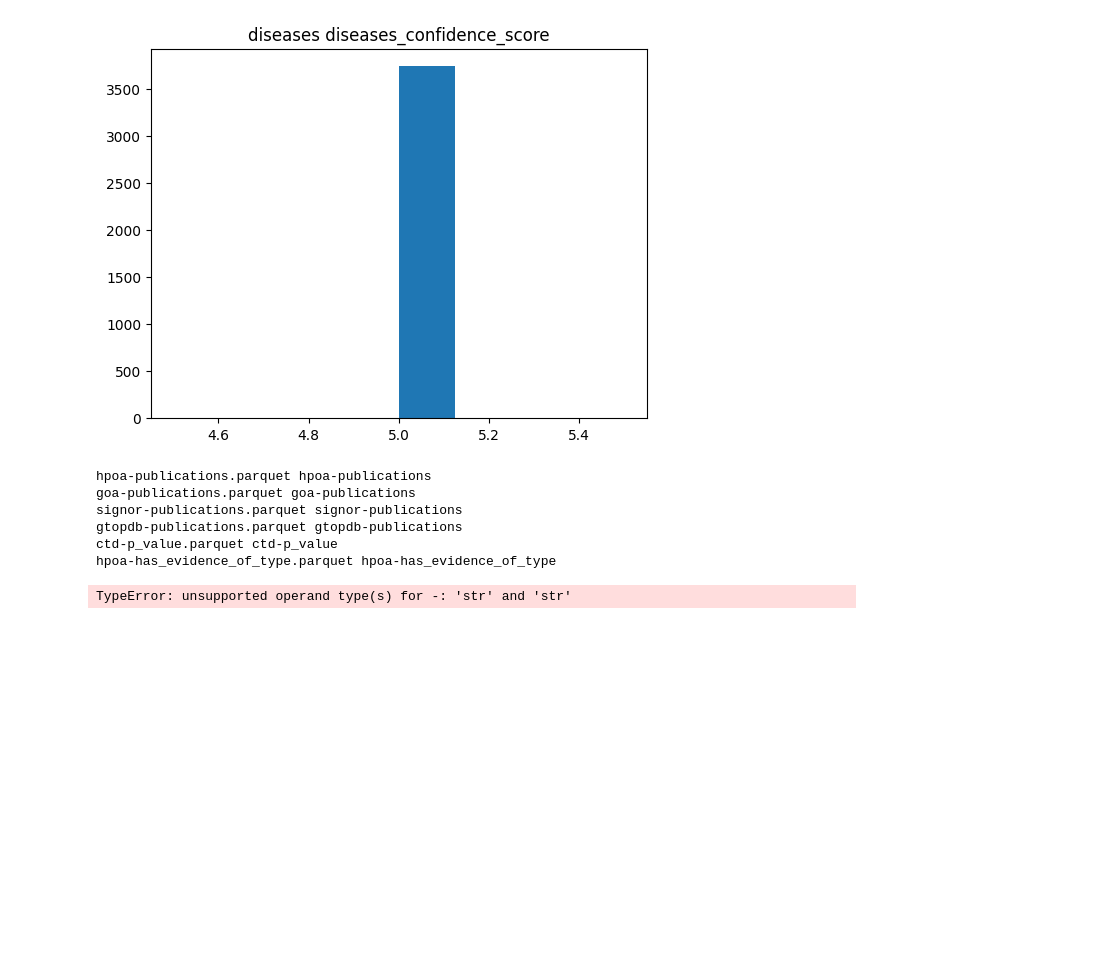
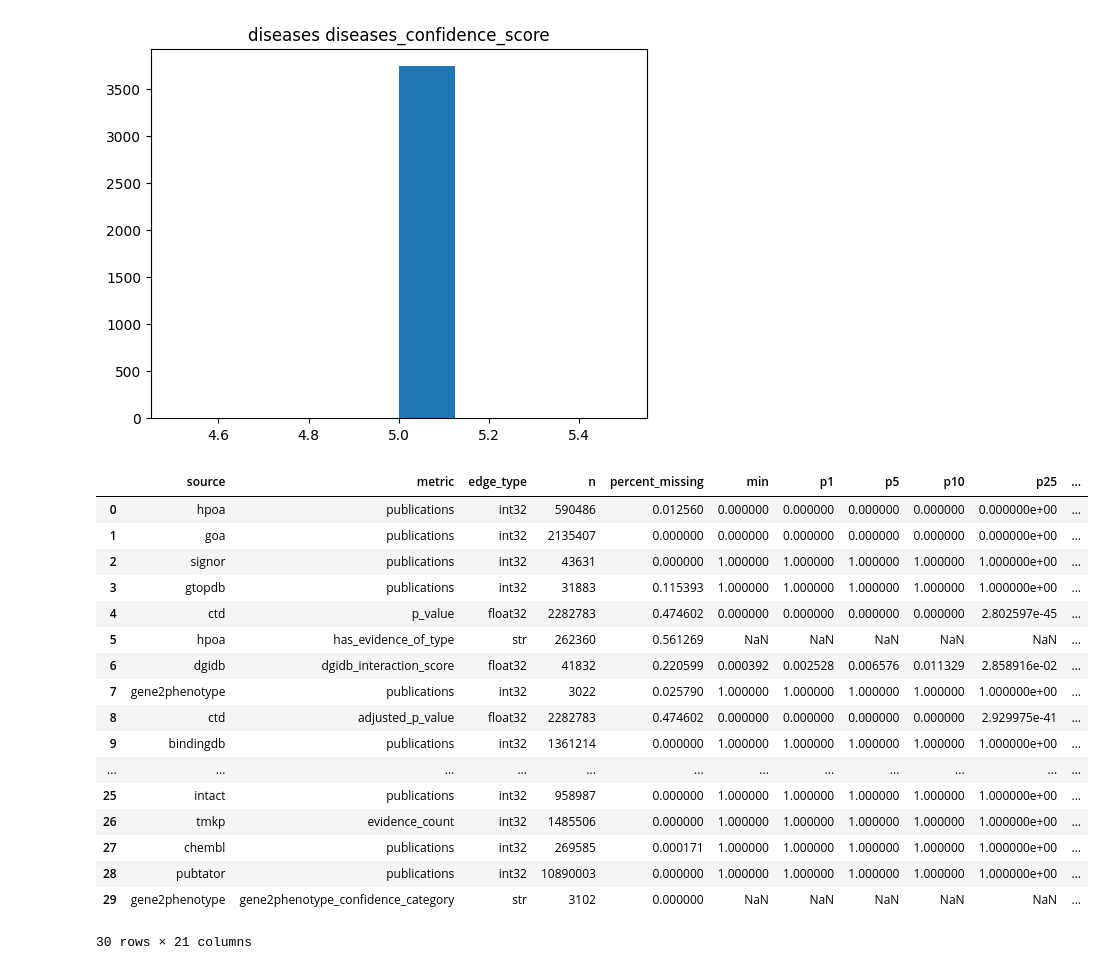
Before and after one commit to DnlRKorn/histogram_for_sept26_hackathon, a Jupyter notebook: make_hist_from_data.ipynb, the cells around one changed output. Cells and saved outputs as stored; diff of their text form; code cells hidden in the pictures; blank space fills up the shorter version.

```diff
--- a/make_hist_from_data.ipynb
+++ b/make_hist_from_data.ipynb
@@ -108,33 +109,54 @@ s = getSeriesForDataset("diseases-diseases_confidence_score")
 def getPrecentMissing(dataset_name):
     ingest_name,prop = dataset_name.split("-")
     with open("histogram_for_sept26_hackathon/data/prop_seen_absent_cnt.csv") as f:
-        dreader = csv.DictReader(f)
-        for d in dreader:
+        for d in csv.DictReader(f):
             if((d["ingest_name"]==ingest_name) and (d["prop_name"]==prop)):
-                s = getSeriesForDataset(dataset_name)
                 return (int(d["absent_cnt"])) / (int(d["present_cnt"])+int(d["absent_cnt"]))
 # %%
 rows = []
 for x in os.listdir("histogram_for_sept26_hackathon/data/parquet"):
   dataset = x.split(".")[0]
-  print(x,dataset)
   source,metric = dataset.split('-')
   s = getSeriesForDataset(dataset)
   edge_type = str(s.dtype)
+  #print(x,dataset,edge_type,edge_type=="object")
+  if(edge_type=="object"):edge_type="str"
   n = s.shape[0]
+  if(s.dtype=="object"):
+    s = s.apply(lambda x:x[0])
   percent_missing = getPrecentMissing(dataset)
-  (min, p1, p5, p10, p25, median, p75, p90, p95, p99, max) = s.quantile([0,0.01, 0.05, 0.1, 0.25, 0.5, 0.75, 0.9, 0.95, 0.99, 1])
   percent_zero = s[s==0].shape[0]/n
   unique_cnt = s.unique().shape[0]
-  mean = s.mean()
-  std = s.std()
-  skew = s.skew()
+  if(edge_type!="str"):
+    (min, p1, p5, p10, p25, median, p75, p90, p95, p99, max) = s.quantile([0,0.01, 0.05, 0.1, 0.25, 0.5, 0.75, 0.9, 0.95, 0.99, 1])
+    std = s.std()
+    skew = s.skew()
+    mean = s.mean()
+  else:
+    (min, p1, p5, p10, p25, median, p75, p90, p95, p99, max) = [None]*11
+    std = None
+    skew = None
+    mean = None
+
   rows.append([source,metric,edge_type,n,percent_missing,min, p1, p5, p10, p25, median, p75, p90, p95, p99, max, percent_zero, unique_cnt,mean,std,skew])
-# %% [output]
-hpoa-publications.parquet hpoa-publications
-goa-publications.parquet goa-publications
-signor-publications.parquet signor-publications
-gtopdb-publications.parquet gtopdb-publications
-ctd-p_value.parquet ctd-p_value
-hpoa-has_evidence_of_type.parquet hpoa-has_evidence_of_type
-TypeError: unsupported operand type(s) for -: 'str' and 'str'
+# %%
+pd.DataFrame(rows,columns=["source","metric","edge_type","n","percent_missing","min"," p1"," p5"," p10"," p25"," median"," p75"," p90"," p95"," p99"," max"," percent_zero"," unique_cnt","mean","std","skew"])
+# %% [output]
+|  | source | metric | edge_type | n | percent_missing | min | p1 | p5 | p10 | p25 | ... |
+| 0 | hpoa | publications | int32 | 590486 | 0.012560 | 0.000000 | 0.000000 | 0.000000 | 0.000000 | 0.000000e+00 | ... |
+| 1 | goa | publications | int32 | 2135407 | 0.000000 | 0.000000 | 0.000000 | 0.000000 | 0.000000 | 0.000000e+00 | ... |
+| 2 | signor | publications | int32 | 43631 | 0.000000 | 1.000000 | 1.000000 | 1.000000 | 1.000000 | 1.000000e+00 | ... |
+| 3 | gtopdb | publications | int32 | 31883 | 0.115393 | 1.000000 | 1.000000 | 1.000000 | 1.000000 | 1.000000e+00 | ... |
+| 4 | ctd | p_value | float32 | 2282783 | 0.474602 | 0.000000 | 0.000000 | 0.000000 | 0.000000 | 2.802597e-45 | ... |
+| 5 | hpoa | has_evidence_of_type | str | 262360 | 0.561269 | NaN | NaN | NaN | NaN | NaN | ... |
+| 6 | dgidb | dgidb_interaction_score | float32 | 41832 | 0.220599 | 0.000392 | 0.002528 | 0.006576 | 0.011329 | 2.858916e-02 | ... |
+| 7 | gene2phenotype | publications | int32 | 3022 | 0.025790 | 1.000000 | 1.000000 | 1.000000 | 1.000000 | 1.000000e+00 | ... |
+| 8 | ctd | adjusted_p_value | float32 | 2282783 | 0.474602 | 0.000000 | 0.000000 | 0.000000 | 0.000000 | 2.929975e-41 | ... |
+| 9 | bindingdb | publications | int32 | 1361214 | 0.000000 | 1.000000 | 1.000000 | 1.000000 | 1.000000 | 1.000000e+00 | ... |
+| ... | ... | ... | ... | ... | ... | ... | ... | ... | ... | ... | ... |
+| 25 | intact | publications | int32 | 958987 | 0.000000 | 1.000000 | 1.000000 | 1.000000 | 1.000000 | 1.000000e+00 | ... |
+| 26 | tmkp | evidence_count | int32 | 1485506 | 0.000000 | 1.000000 | 1.000000 | 1.000000 | 1.000000 | 1.000000e+00 | ... |
+| 27 | chembl | publications | int32 | 269585 | 0.000171 | 1.000000 | 1.000000 | 1.000000 | 1.000000 | 1.000000e+00 | ... |
+| 28 | pubtator | publications | int32 | 10890003 | 0.000000 | 1.000000 | 1.000000 | 1.000000 | 1.000000 | 1.000000e+00 | ... |
+| 29 | gene2phenotype | gene2phenotype_confidence_category | str | 3102 | 0.000000 | NaN | NaN | NaN | NaN | NaN | ... |
+30 rows × 21 columns
```
Also changed, not shown: parts of 3 cells of this notebook.
